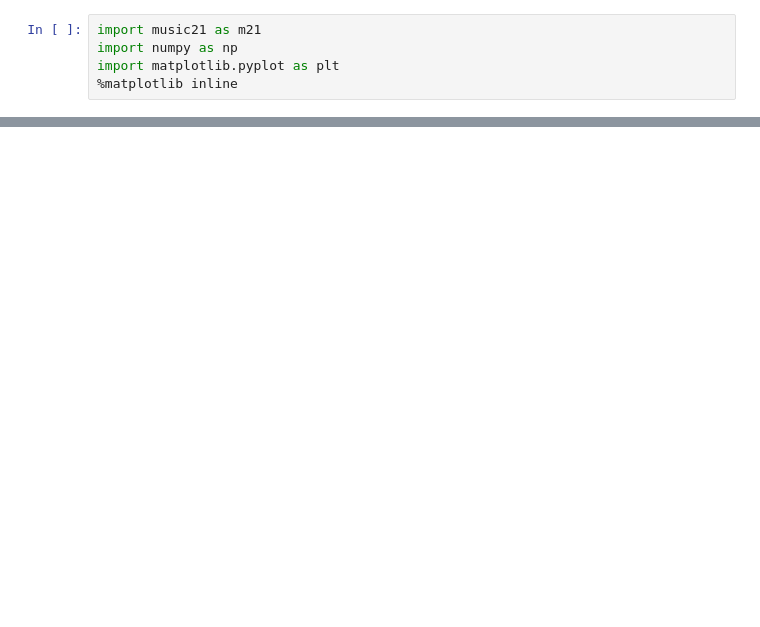
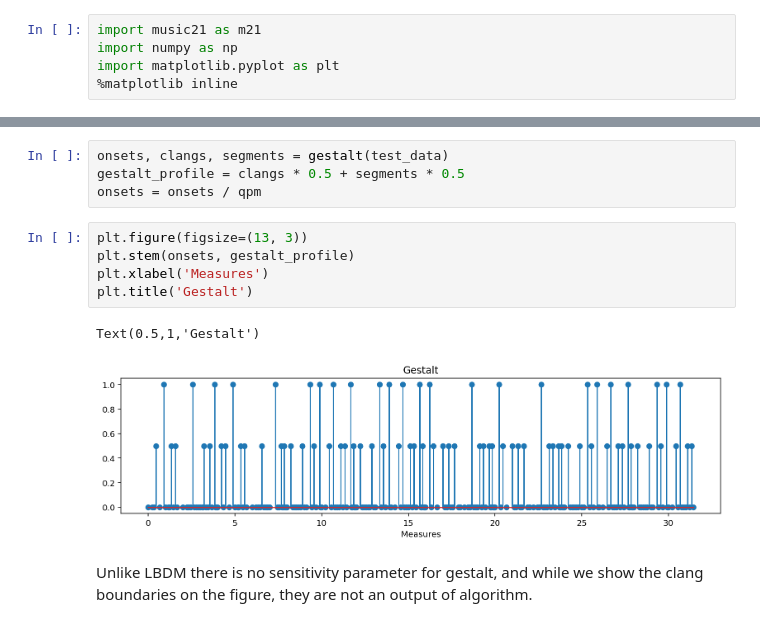
Before and after one commit to philtgun/mir-segmentation, a Jupyter notebook: segmentation.ipynb, the cells around one changed output, grey strips where cells are left out. Drawn from its saved outputs; the diff is of its cells as text; blank space fills up the shorter version.

```diff
--- a/segmentation.ipynb
+++ b/segmentation.ipynb
@@ -224,0 +189,14 @@ array([0, 0.25, 0.5, 0.75, 1.0, 1.25, 1.5, 1.75, 2.0, 2.25, 2.5, 3.5, 4.5,
+# %%
+onsets, clangs, segments = gestalt(test_data)
+gestalt_profile = clangs * 0.5 + segments * 0.5
+onsets = onsets / qpm
+# %%
+plt.figure(figsize=(13, 3))
+plt.stem(onsets, gestalt_profile)
+plt.xlabel('Measures')
+plt.title('Gestalt')
+# %% [output]
+Text(0.5,1,'Gestalt')
+[figure, added]
+# %% [markdown]
+Unlike LBDM there is no sensitivity parameter for gestalt, and while we show the clang boundaries on the figure, they are not an output of algorithm.
```
Also changed, not shown: parts of 56 cells of this notebook.
